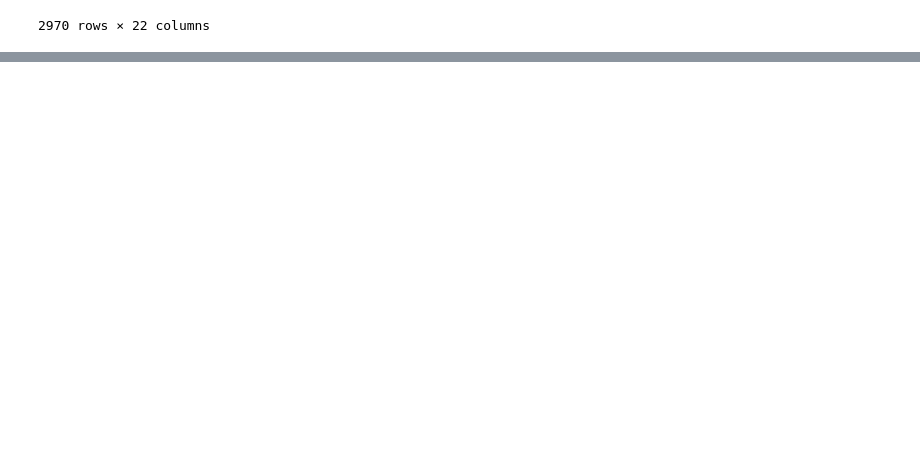
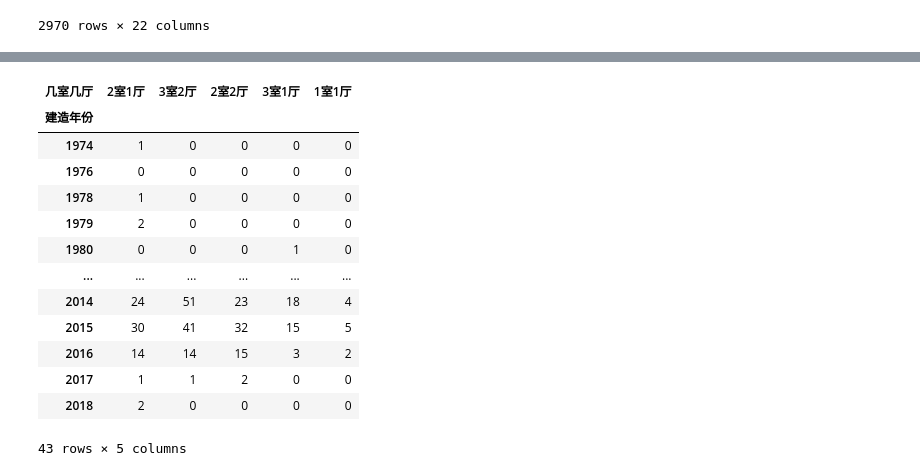
Before and after one commit to ffflora/city-in-data-science-qingdao, a Jupyter notebook: data-cleaning.ipynb, the cells around one changed output, grey strips where cells are left out. Saved outputs shown, nothing was run; the diff lists cells and outputs as text; code cells hidden in the pictures; blank space fills up the shorter version.

```diff
--- a/data-cleaning.ipynb
+++ b/data-cleaning.ipynb
@@ -449,0 +478,21 @@ follow['几天以前发布'] = follow['几天以前发布'].replace('',0).astype
+# %%
+split_years.sort_values(['total'], ascending = False,axis = 0,inplace = True )
+years = list(map(int,range(1974,2019))) #to 2018
+df_top10 = split_years[:5].drop(['total'],axis = 1)
+df_top10= df_top10.transpose()
+df_top10
+# %% [output]
+| 几室几厅 | 2室1厅 | 3室2厅 | 2室2厅 | 3室1厅 | 1室1厅 |
+| 建造年份 |  |  |  |  |  |
+| 1974 | 1 | 0 | 0 | 0 | 0 |
+| 1976 | 0 | 0 | 0 | 0 | 0 |
+| 1978 | 1 | 0 | 0 | 0 | 0 |
+| 1979 | 2 | 0 | 0 | 0 | 0 |
+| 1980 | 0 | 0 | 0 | 1 | 0 |
+| ... | ... | ... | ... | ... | ... |
+| 2014 | 24 | 51 | 23 | 18 | 4 |
+| 2015 | 30 | 41 | 32 | 15 | 5 |
+| 2016 | 14 | 14 | 15 | 3 | 2 |
+| 2017 | 1 | 1 | 2 | 0 | 0 |
+| 2018 | 2 | 0 | 0 | 0 | 0 |
+43 rows × 5 columns
```
Also changed, not shown: parts of 10 cells of this notebook.
